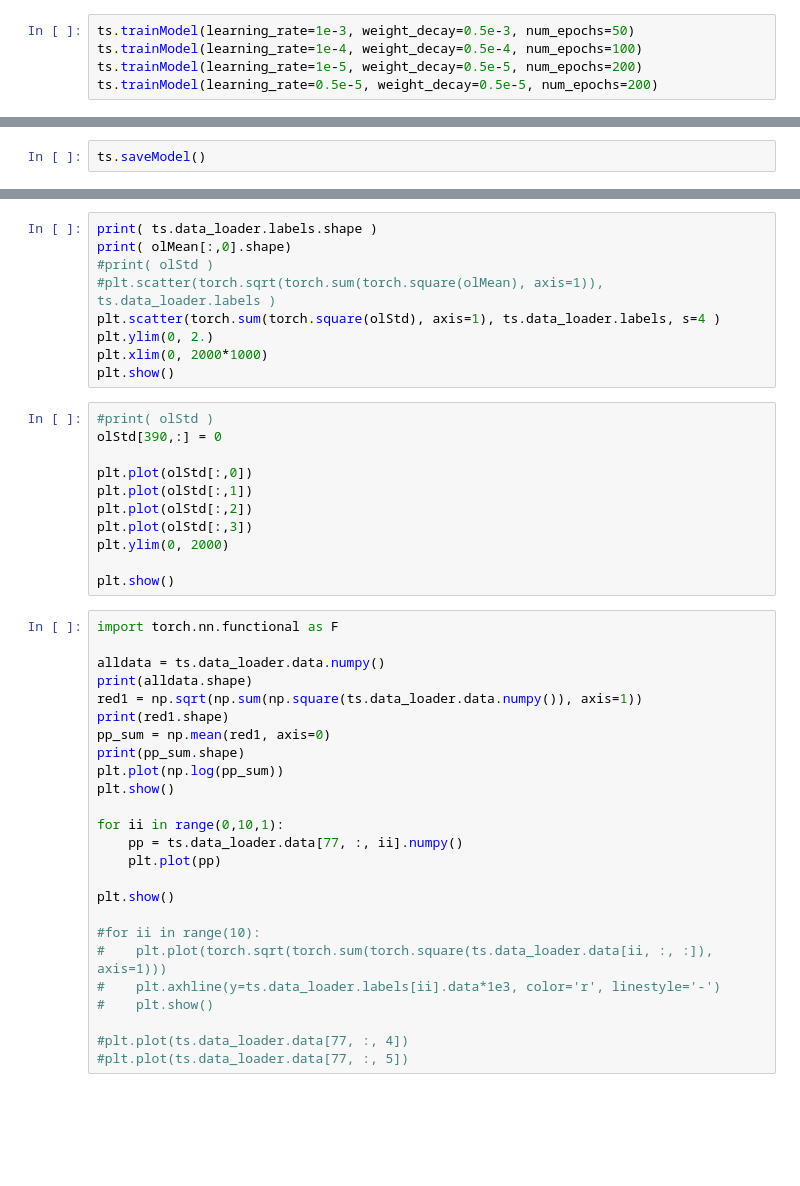
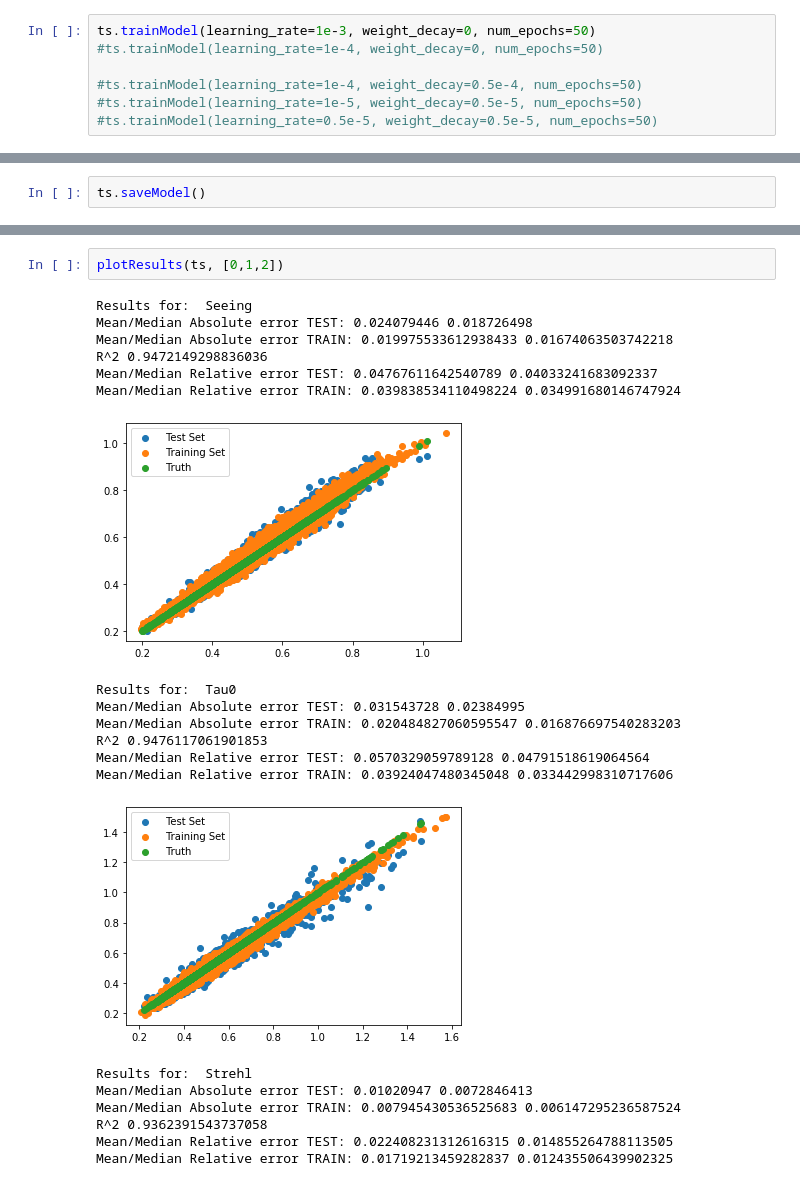
Before and after one commit to FabioRossiArcetri/ml4ao, a Jupyter notebook: basicRNN/dataViewGRU.ipynb, the cells around one changed output, grey strips where cells are left out. Saved outputs shown, nothing was run; the diff lists cells and outputs as text; blank space fills up the shorter version.

```diff
--- a/basicRNN/dataViewGRU.ipynb
+++ b/basicRNN/dataViewGRU.ipynb
@@ -27,6 +29,8 @@ ts.setupModel()
 # %%
-ts.trainModel(learning_rate=1e-3, weight_decay=0.5e-3, num_epochs=50)
-ts.trainModel(learning_rate=1e-4, weight_decay=0.5e-4, num_epochs=100)
-ts.trainModel(learning_rate=1e-5, weight_decay=0.5e-5, num_epochs=200)
-ts.trainModel(learning_rate=0.5e-5, weight_decay=0.5e-5, num_epochs=200)
+ts.trainModel(learning_rate=1e-3, weight_decay=0, num_epochs=50)
+#ts.trainModel(learning_rate=1e-4, weight_decay=0, num_epochs=50)
+
+#ts.trainModel(learning_rate=1e-4, weight_decay=0.5e-4, num_epochs=50)
+#ts.trainModel(learning_rate=1e-5, weight_decay=0.5e-5, num_epochs=50)
+#ts.trainModel(learning_rate=0.5e-5, weight_decay=0.5e-5, num_epochs=50)
 # %% [output]
@@ -141,45 +49,23 @@ plt.xlabel('Bins')
-# %%
-print( ts.data_loader.labels.shape )
-print( olMean[:,0].shape)
-#print( olStd )
-#plt.scatter(torch.sqrt(torch.sum(torch.square(olMean), axis=1)), ts.data_loader.labels )
-plt.scatter(torch.sum(torch.square(olStd), axis=1), ts.data_loader.labels, s=4 )
-plt.ylim(0, 2.)
-plt.xlim(0, 2000*1000)
-plt.show()
-# %%
-#print( olStd )
-olStd[390,:] = 0
-
-plt.plot(olStd[:,0])
-plt.plot(olStd[:,1])
-plt.plot(olStd[:,2])
-plt.plot(olStd[:,3])
-plt.ylim(0, 2000)
-
-plt.show()
-# %%
-import torch.nn.functional as F
-
-alldata = ts.data_loader.data.numpy()
-print(alldata.shape)
-red1 = np.sqrt(np.sum(np.square(ts.data_loader.data.numpy()), axis=1))
-print(red1.shape)
-pp_sum = np.mean(red1, axis=0)
-print(pp_sum.shape)
-plt.plot(np.log(pp_sum))
-plt.show()
-
-for ii in range(0,10,1):
-    pp = ts.data_loader.data[77, :, ii].numpy()
-    plt.plot(pp)
-
-plt.show()
-
-#for ii in range(10):
-#    plt.plot(torch.sqrt(torch.sum(torch.square(ts.data_loader.data[ii, :, :]), axis=1)))
-#    plt.axhline(y=ts.data_loader.labels[ii].data*1e3, color='r', linestyle='-')
-#    plt.show()
-
-#plt.plot(ts.data_loader.data[77, :, 4])
-#plt.plot(ts.data_loader.data[77, :, 5])
+# %%
+plotResults(ts, [0,1,2])
+# %% [output]
+Results for:  Seeing
+Mean/Median Absolute error TEST: 0.024079446 0.018726498
+Mean/Median Absolute error TRAIN: 0.019975533612938433 0.01674063503742218
+R^2 0.9472149298836036
+Mean/Median Relative error TEST: 0.04767611642540789 0.04033241683092337
+Mean/Median Relative error TRAIN: 0.039838534110498224 0.034991680146747924
+[figure, added]
+Results for:  Tau0
+Mean/Median Absolute error TEST: 0.031543728 0.02384995
+Mean/Median Absolute error TRAIN: 0.020484827060595547 0.016876697540283203
+R^2 0.9476117061901853
+Mean/Median Relative error TEST: 0.0570329059789128 0.04791518619064564
+Mean/Median Relative error TRAIN: 0.03924047480345048 0.033442998310717606
+[figure, added]
+Results for:  Strehl
+Mean/Median Absolute error TEST: 0.01020947 0.0072846413
+Mean/Median Absolute error TRAIN: 0.007945430536525683 0.006147295236587524
+R^2 0.9362391543737058
+Mean/Median Relative error TEST: 0.022408231312616315 0.014855264788113505
+Mean/Median Relative error TRAIN: 0.01719213459282837 0.012435506439902325
```
Also changed, not shown: parts of 9 cells of this notebook, 9 other files.
